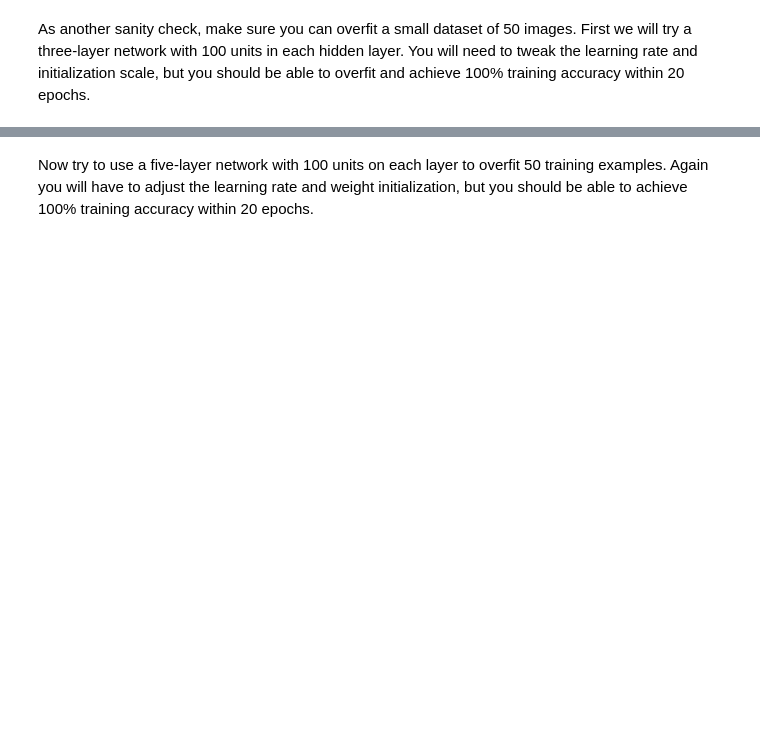
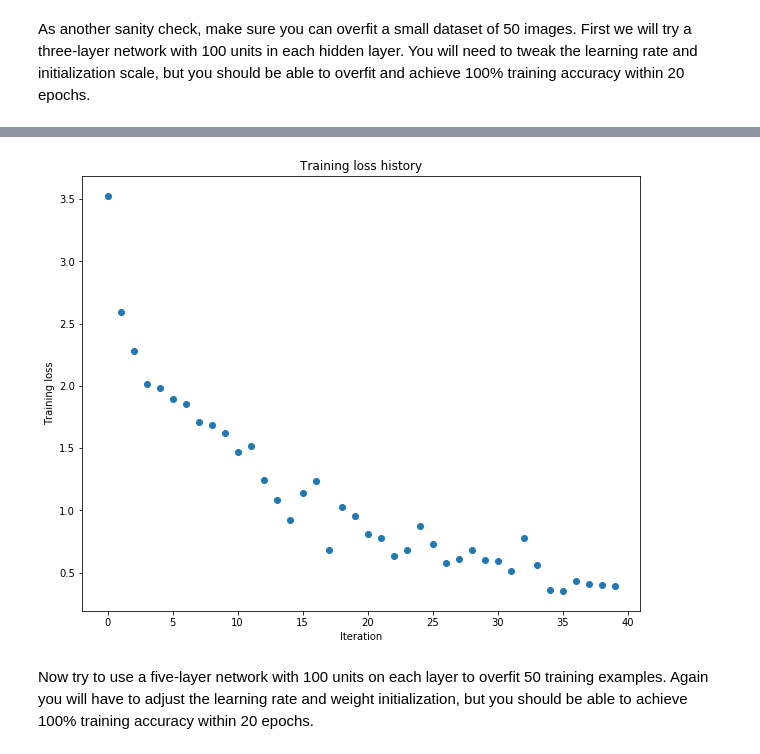
Before and after one commit to tanmaybinaykiya/CS231N-CNN-Solutions, a Jupyter notebook: assignment2/FullyConnectedNets.ipynb, the cells around one changed output, grey strips where cells are left out. Saved outputs shown, nothing was run; the diff lists cells and outputs as text; code cells hidden in the pictures; blank space fills up the shorter version.

```diff
--- a/assignment2/FullyConnectedNets.ipynb
+++ b/assignment2/FullyConnectedNets.ipynb
@@ -419,8 +436,8 @@ small_data = {
   'y_val': data['y_val'],
 }
 
-weight_scale = 1e-2
-learning_rate = 1e-4
+weight_scale = 2e-2
+learning_rate = 1e-3
 model = FullyConnectedNet([100, 100],
               weight_scale=weight_scale, dtype=np.float64)
 solver = Solver(model, small_data,
@@ -437,3 +454,4 @@ plt.title('Training loss history')
 plt.xlabel('Iteration')
 plt.ylabel('Training loss')
 plt.show()
+# %% [output]
@@ -440,3 +475,4 @@ plt.show()
+[figure, added]
 # %% [markdown]
 Now try to use a five-layer network with 100 units on each layer to overfit 50 training examples. Again you will have to adjust the learning rate and weight initialization, but you should be able to achieve 100% training accuracy within 20 epochs.
 # %%
```
Also changed, not shown: parts of 6 cells of this notebook, 4 other files.
